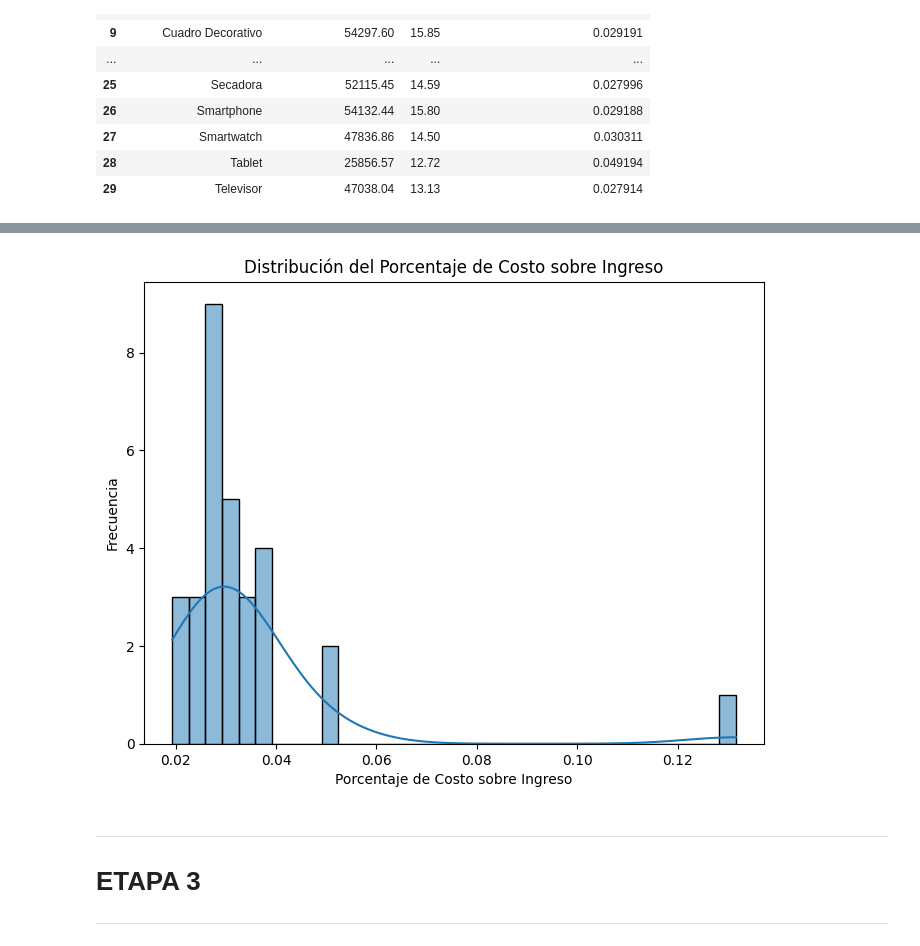
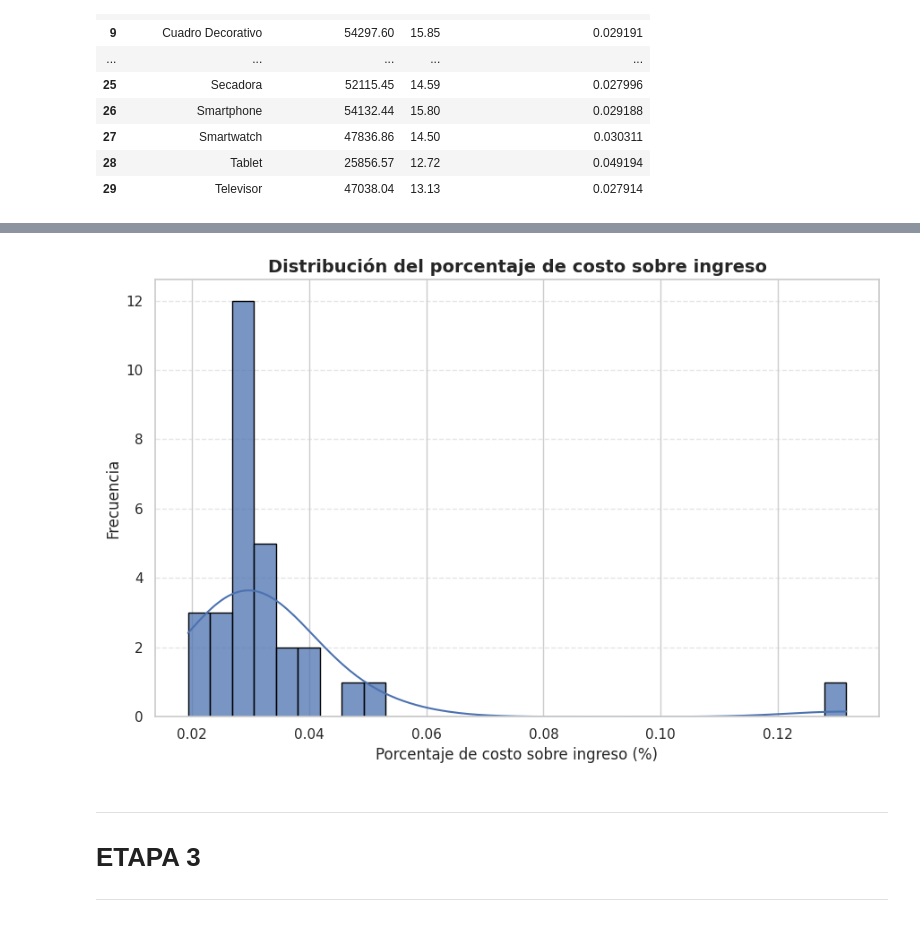
Before and after one commit to rominadelosangelesgalvan-creator/pre_entrega_romina_galvan_DAwPython, a Jupyter notebook: Entrega_final_romina_galvan.ipynb, the cells around one changed output, grey strips where cells are left out. Saved outputs shown, nothing was run; the diff lists cells and outputs as text; code cells hidden in the pictures.

```diff
--- a/Entrega_final_romina_galvan.ipynb
+++ b/Entrega_final_romina_galvan.ipynb
@@ -867,13 +883,24 @@ plt.show()
 # %%
-# Histogram to see the distribution
-plt.figure(figsize=(8, 6))
-sns.histplot(merged_df['porcentaje_costo_sobre_ingreso'], kde=True)
-plt.title('Distribución del Porcentaje de Costo sobre Ingreso')
-plt.xlabel('Porcentaje de Costo sobre Ingreso')
-plt.ylabel('Frecuencia')
+# HISTOGRAMA
+# Muestra la distribución
+
+plt.figure(figsize=(9, 6))
+sns.histplot(
+    merged_df['porcentaje_costo_sobre_ingreso'],
+    kde=True,
+    bins=30,
+    edgecolor='black',
+    alpha=0.75
+)
+
+plt.title('Distribución del porcentaje de costo sobre ingreso', fontsize=14, weight='bold')
+plt.xlabel('Porcentaje de costo sobre ingreso (%)', fontsize=12)
+plt.ylabel('Frecuencia', fontsize=12)
+plt.grid(axis='y', linestyle='--', alpha=0.5)
+plt.tight_layout()
 plt.show()
 # %% [output]
-[figure, old version]
+[figure, new version]
 # %% [markdown]
 ---
 # ETAPA 3
```
Also changed, not shown: parts of 23 cells of this notebook.
